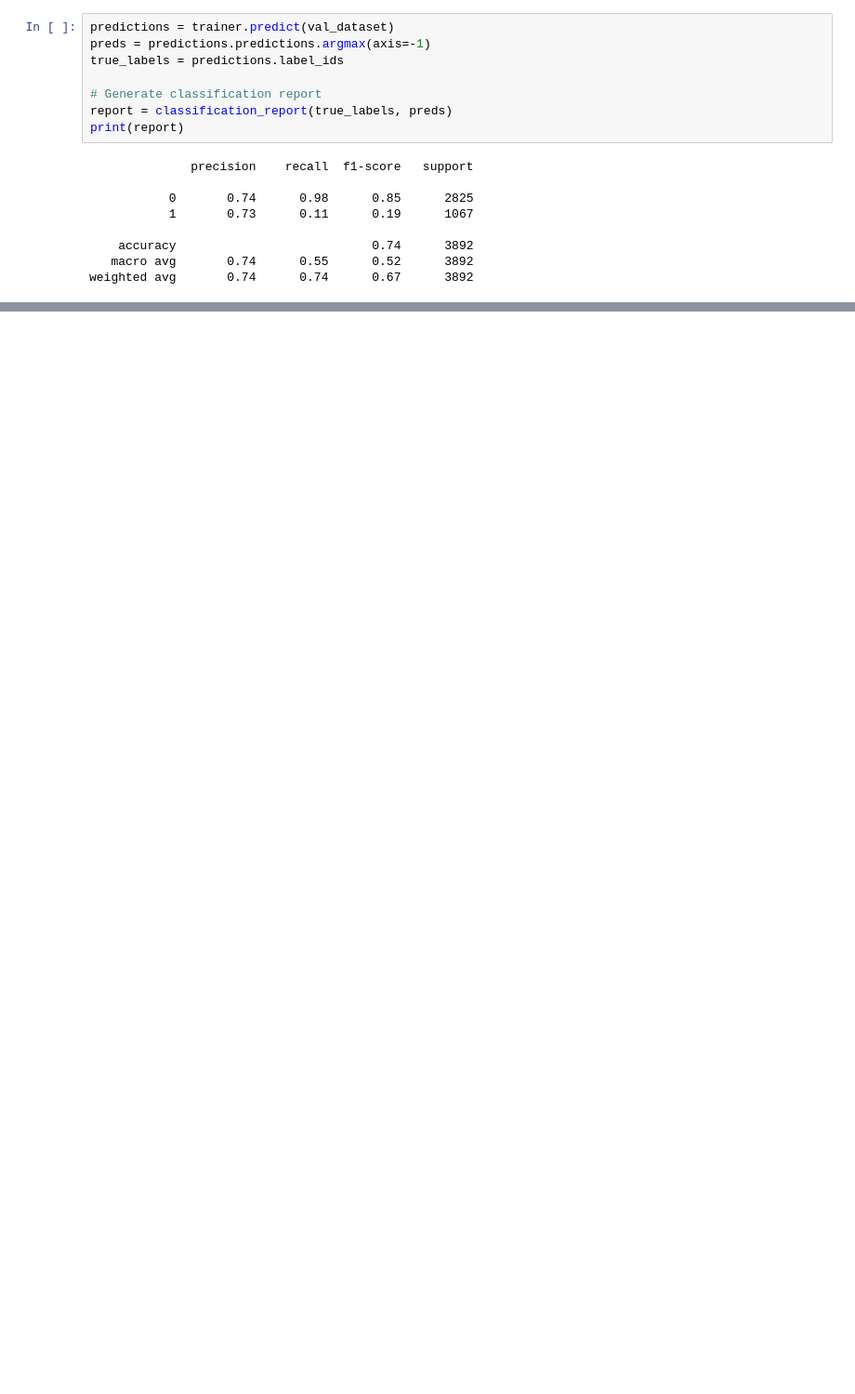
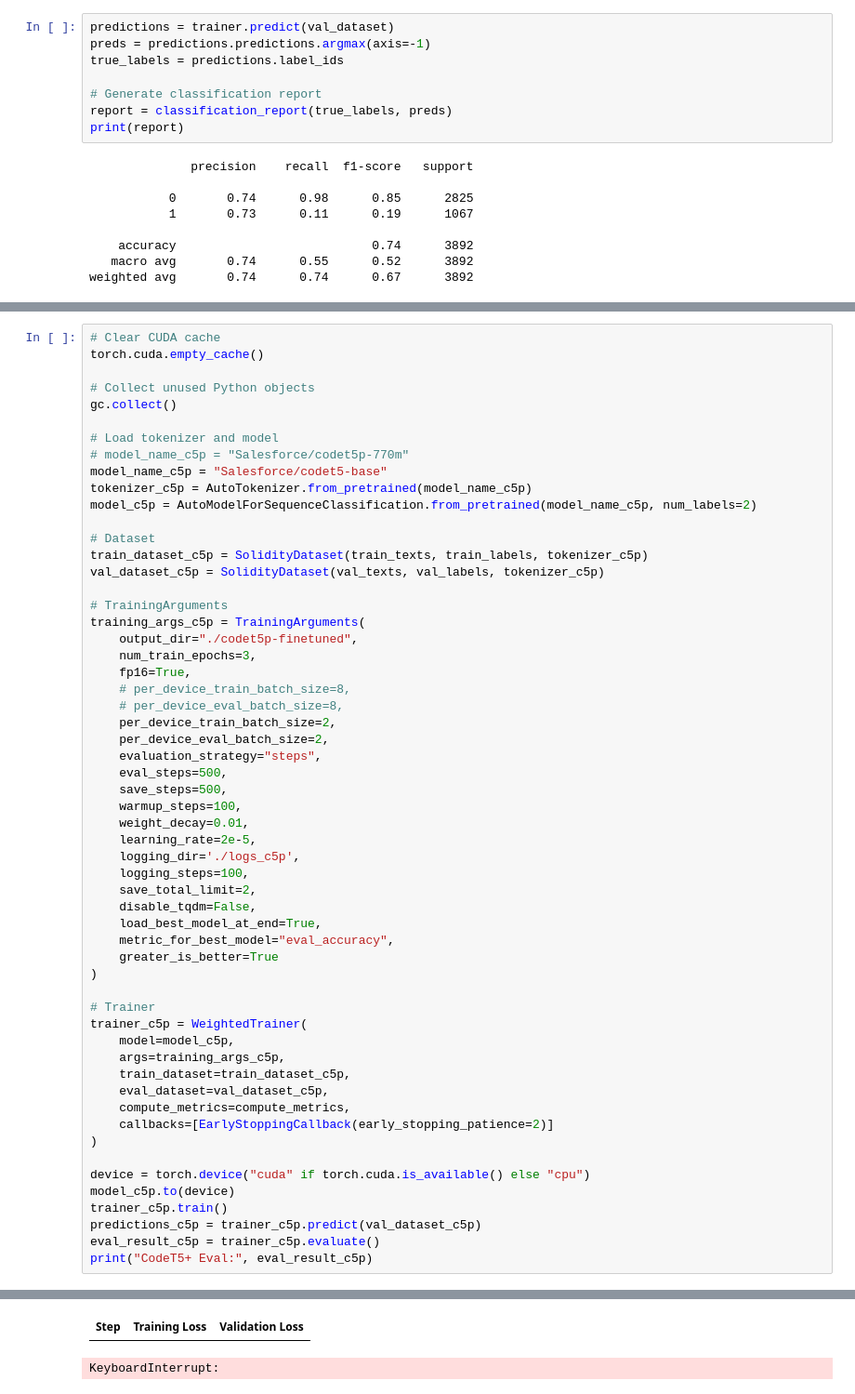
Before and after one commit to arjunlaxman/DS440, a Jupyter notebook: 3demo-v1.ipynb, the cells around one changed output, grey strips where cells are left out. Shown: that part at 93% size. Cells and saved outputs as stored; diff of their text form; blank space fills up the shorter version.

```diff
--- a/3demo-v1.ipynb
+++ b/3demo-v1.ipynb
@@ -225,0 +267,58 @@ weighted avg       0.74      0.74      0.67      3892
+# %%
+# Clear CUDA cache
+torch.cuda.empty_cache()
+
+# Collect unused Python objects
+gc.collect()
+
+# Load tokenizer and model
+# model_name_c5p = "Salesforce/codet5p-770m"
+model_name_c5p = "Salesforce/codet5-base"
+tokenizer_c5p = AutoTokenizer.from_pretrained(model_name_c5p)
+model_c5p = AutoModelForSequenceClassification.from_pretrained(model_name_c5p, num_labels=2)
+
+# Dataset
+train_dataset_c5p = SolidityDataset(train_texts, train_labels, tokenizer_c5p)
+val_dataset_c5p = SolidityDataset(val_texts, val_labels, tokenizer_c5p)
+
+# TrainingArguments
+training_args_c5p = TrainingArguments(
+    output_dir="./codet5p-finetuned",
+    num_train_epochs=3,
+    fp16=True,
+    # per_device_train_batch_size=8,
+    # per_device_eval_batch_size=8,
+    per_device_train_batch_size=2,
+    per_device_eval_batch_size=2,
+    evaluation_strategy="steps",
+    eval_steps=500,
+    save_steps=500,
+    warmup_steps=100,
+    weight_decay=0.01,
+    learning_rate=2e-5,
+    logging_dir='./logs_c5p',
+    logging_steps=100,
+    save_total_limit=2,
+    disable_tqdm=False,
+    load_best_model_at_end=True,
+    metric_for_best_model="eval_accuracy",
+    greater_is_better=True
+)
+
+# Trainer
+trainer_c5p = WeightedTrainer(
+    model=model_c5p,
+    args=training_args_c5p,
+    train_dataset=train_dataset_c5p,
+    eval_dataset=val_dataset_c5p,
+    compute_metrics=compute_metrics,
+    callbacks=[EarlyStoppingCallback(early_stopping_patience=2)]
+)
+
+device = torch.device("cuda" if torch.cuda.is_available() else "cpu")
+model_c5p.to(device)
+trainer_c5p.train()
+predictions_c5p = trainer_c5p.predict(val_dataset_c5p)
+eval_result_c5p = trainer_c5p.evaluate()
+print("CodeT5+ Eval:", eval_result_c5p)
+# %% [output]
@@ -225,0 +328,2 @@ weighted avg       0.74      0.74      0.67      3892
+| Step | Training Loss | Validation Loss |
+KeyboardInterrupt:
```
Also changed, not shown: parts of 11 cells of this notebook.
